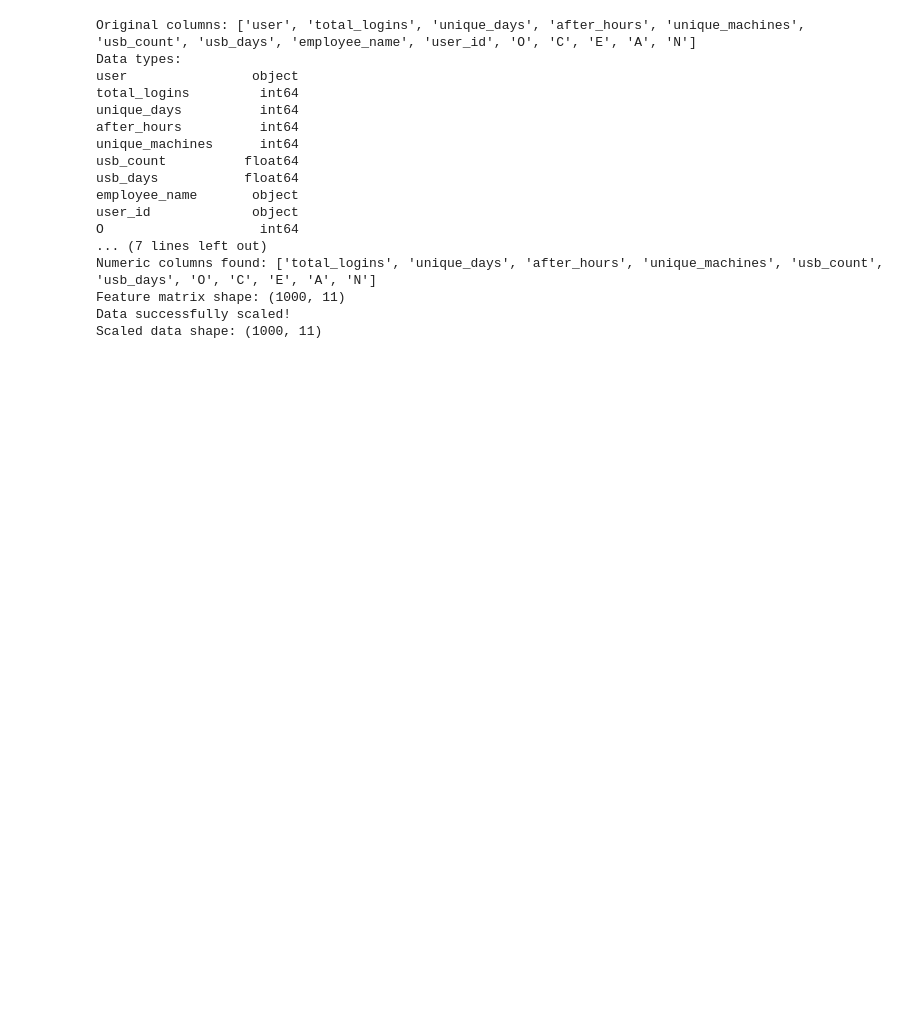
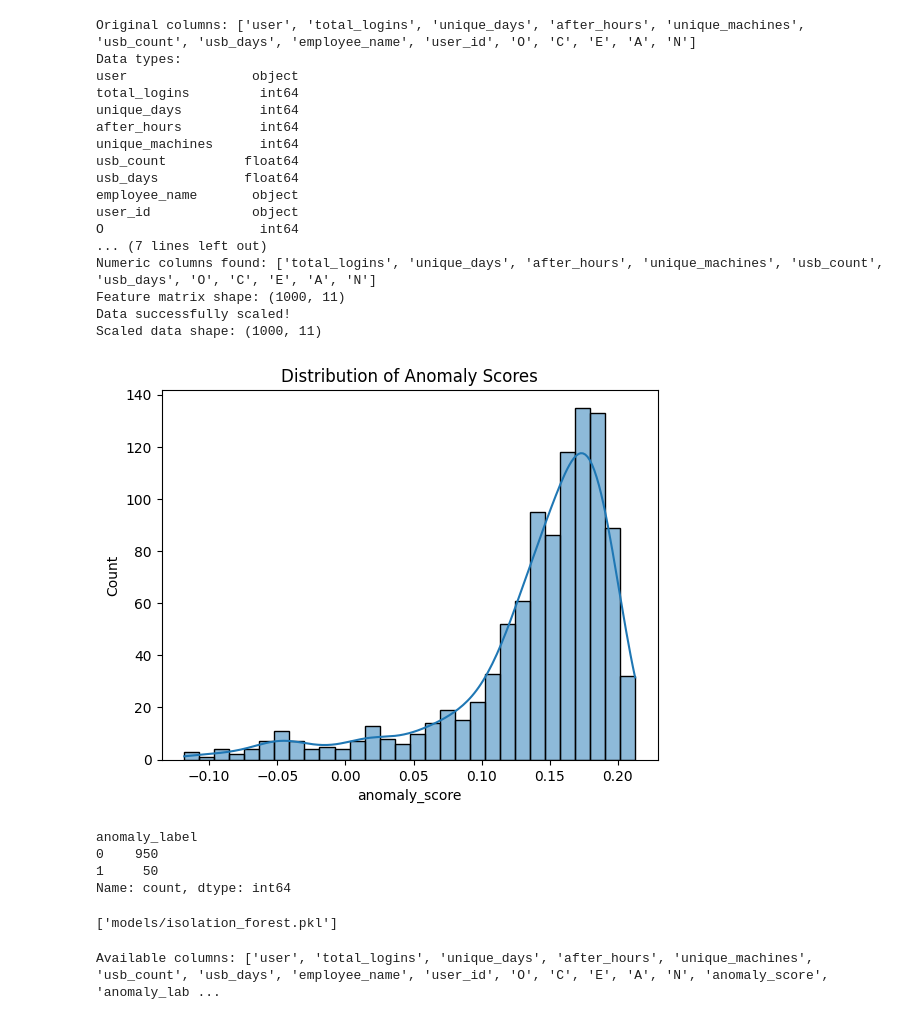
Before and after one commit to Snikitha-V/Insider-Threat-Anomaly-detection, a Jupyter notebook: Notebook/phase4_modeling.ipynb, the cells around one changed output. Saved outputs shown, nothing was run; the diff lists cells and outputs as text; code cells hidden in the pictures; blank space fills up the shorter version.

```diff
--- a/Notebook/phase4_modeling.ipynb
+++ b/Notebook/phase4_modeling.ipynb
@@ -79,3 +79,20 @@ Numeric columns found: ['total_logins', 'unique_days', 'after_hours', 'unique_ma
 Feature matrix shape: (1000, 11)
 Data successfully scaled!
 Scaled data shape: (1000, 11)
+# %%
+# Initialize model
+iso_forest = IsolationForest(
+    n_estimators=200,
+    contamination=0.05,  # % of anomalies expected
+    random_state=42
+)
+
+# Fit model
+iso_forest.fit(X_scaled)
+
+# Predict anomalies
+features_df["anomaly_score"] = iso_forest.decision_function(X_scaled)
+features_df["anomaly_label"] = iso_forest.predict(X_scaled)
+
+# Convert labels: -1 = anomaly, 1 = normal
+features_df["anomaly_label"] = features_df["anomaly_label"].map({1: 0, -1: 1})
@@ -81,0 +101,13 @@ Scaled data shape: (1000, 11)
+# %%
+sns.histplot(features_df["anomaly_score"], kde=True)
+plt.title("Distribution of Anomaly Scores")
+plt.show()
+
+# Count anomalies vs normals
+print(features_df["anomaly_label"].value_counts())
+# %% [output]
+[figure, added]
+anomaly_label
+0    950
+1     50
+Name: count, dtype: int64
@@ -81,0 +118,9 @@ Scaled data shape: (1000, 11)
+# %%
+import joblib
+joblib.dump(iso_forest, "models/isolation_forest.pkl")
+# %% [output]
+['models/isolation_forest.pkl']
+# %%
+print("Available columns:", features_df.columns.tolist())
+# %% [output]
+Available columns: ['user', 'total_logins', 'unique_days', 'after_hours', 'unique_machines', 'usb_count', 'usb_days', 'employee_name', 'user_id', 'O', 'C', 'E', 'A', 'N', 'anomaly_score', 'anomaly_lab ...
```
Also changed, not shown: parts of 14 cells of this notebook, 5 other files.
